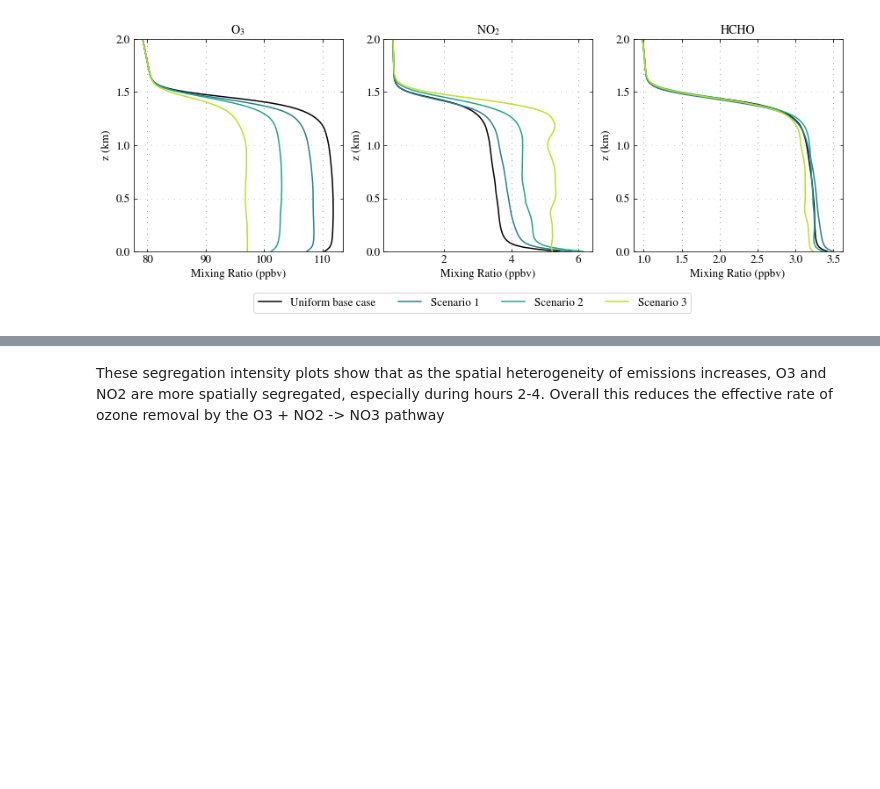
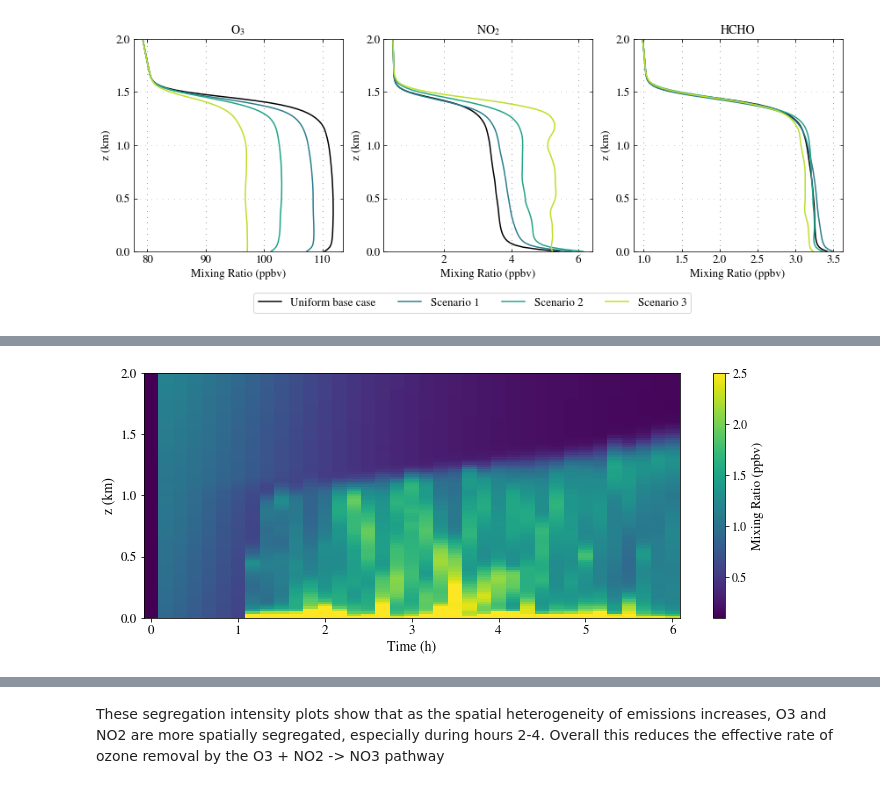
Before and after one commit to samfrederick/WRF-PartMC-LES, a Jupyter notebook: analysis/10km-analysis/gas-phase-analysis.ipynb, the cells around one changed output, grey strips where cells are left out. Saved outputs shown, nothing was run; the diff lists cells and outputs as text; code cells hidden in the pictures; blank space fills up the shorter version.

```diff
--- a/analysis/10km-analysis/gas-phase-analysis.ipynb
+++ b/analysis/10km-analysis/gas-phase-analysis.ipynb
@@ -233,0 +246,7 @@ plotZT(scenario='point-source-1x1', variable='o3', vmin=50, vmax=110, lognorm=Fa
+# %%
+plotZT(scenario='point-source-1x1', variable='no', vmin=0.1, vmax=2.5, lognorm=False,
+       xtick_delta_t=1, xtick_units='h', title='', #plot_contours=True, n_contours=6, contour_min=0.0, contour_max=2.5,
+       #savefig=True
+       )
+# %% [output]
+[figure, added]
```
Also changed, not shown: parts of 13 cells of this notebook.
